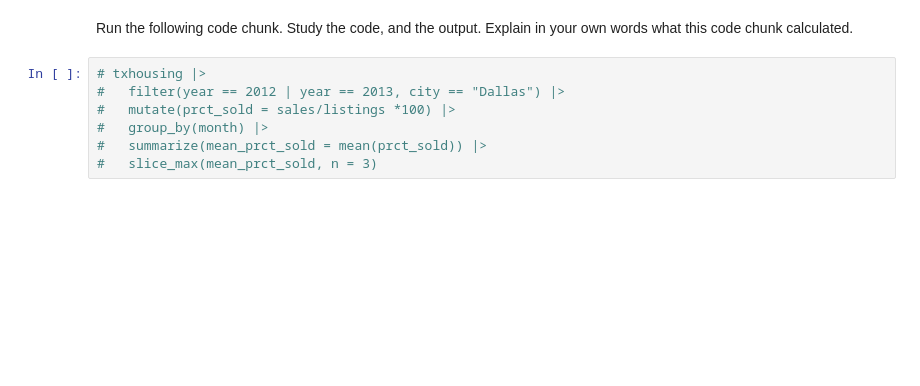
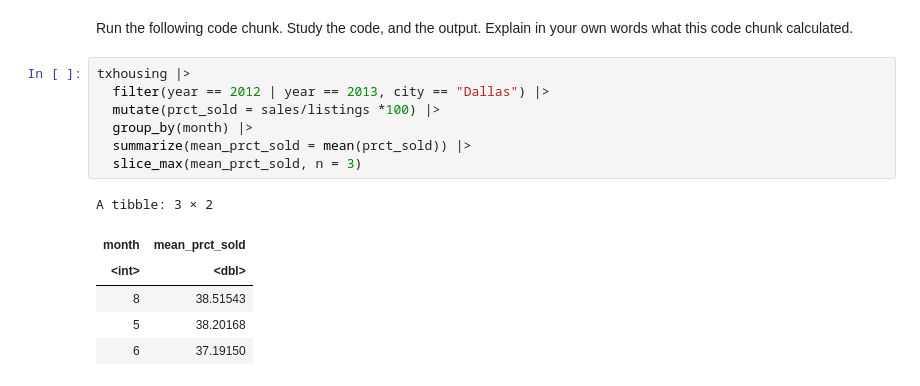
Before and after one commit to jh82-mads/a01, a Jupyter notebook: assignment2.ipynb, the cells around one changed output. Cells and saved outputs as stored; diff of their text form; blank space fills up the shorter version.

```diff
--- a/assignment2.ipynb
+++ b/assignment2.ipynb
@@ -111,9 +206,16 @@ Use `slice_max` to see the top 3 months with the greatest average percentage of
 # %% [markdown]
 Run the following code chunk. Study the code, and the output. Explain in your own words what this code chunk calculated.
 # %%
-# txhousing |>
-#   filter(year == 2012 | year == 2013, city == "Dallas") |>
-#   mutate(prct_sold = sales/listings *100) |>
-#   group_by(month) |>
-#   summarize(mean_prct_sold = mean(prct_sold)) |>
-#   slice_max(mean_prct_sold, n = 3)
+txhousing |>
+  filter(year == 2012 | year == 2013, city == "Dallas") |>
+  mutate(prct_sold = sales/listings *100) |>
+  group_by(month) |>
+  summarize(mean_prct_sold = mean(prct_sold)) |>
+  slice_max(mean_prct_sold, n = 3)
+# %% [output]
+A tibble: 3 × 2
+| month | mean_prct_sold |
+| <int> | <dbl> |
+| 8 | 38.51543 |
+| 5 | 38.20168 |
+| 6 | 37.19150 |
```
Also changed, not shown: parts of 13 cells of this notebook.
